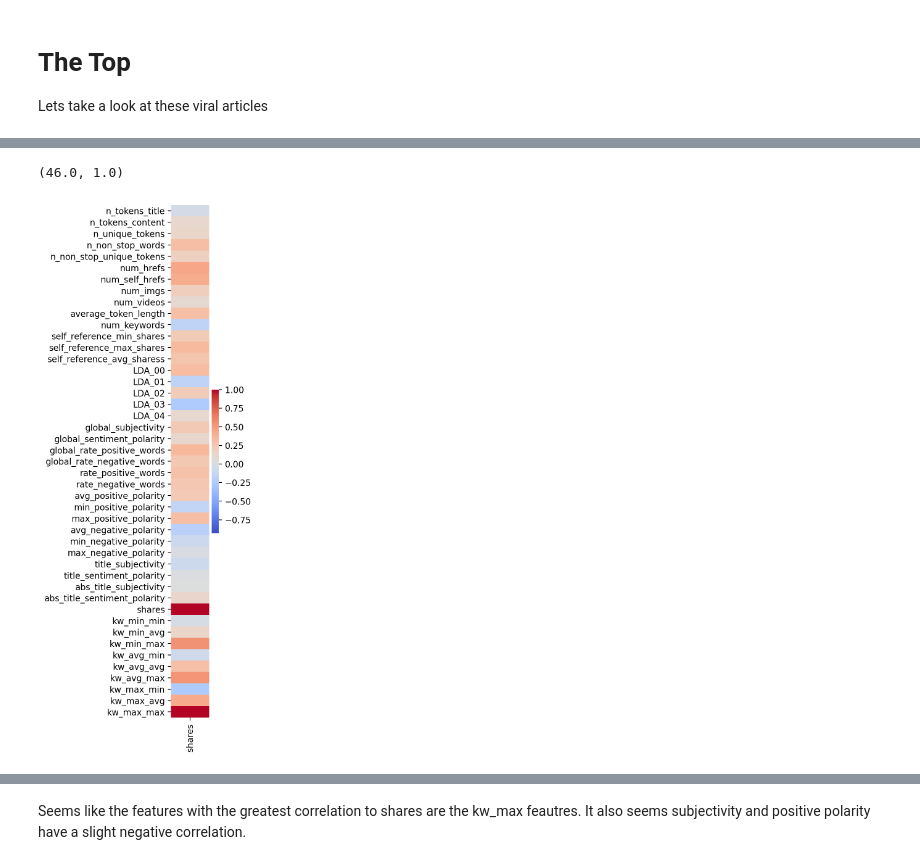
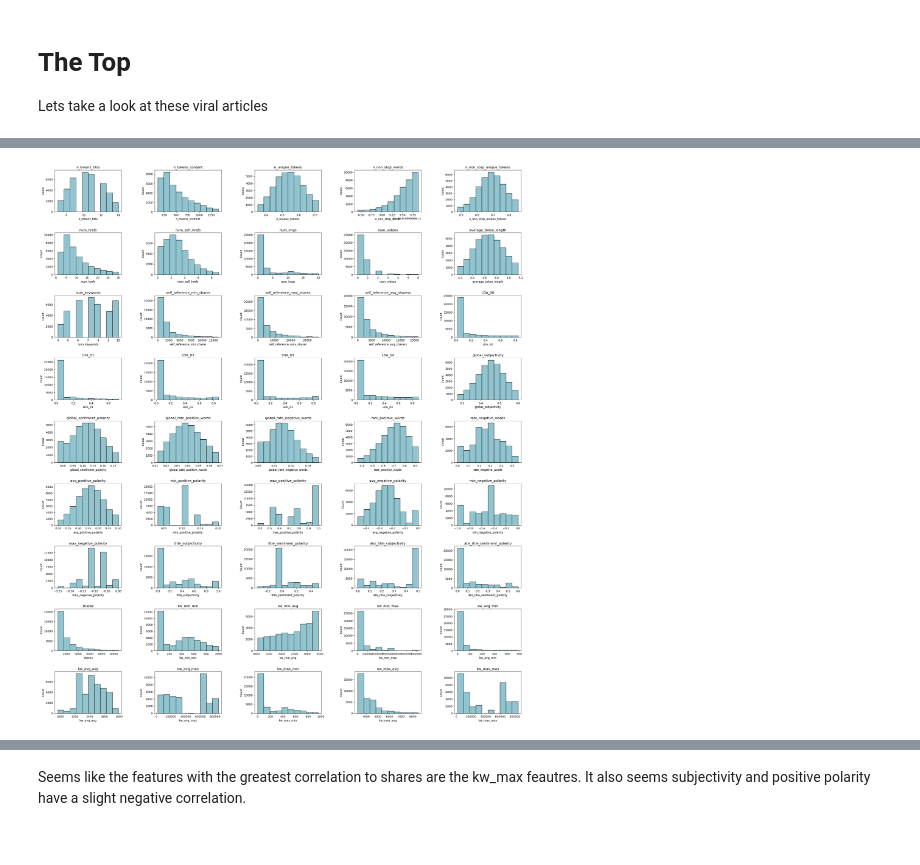
Before and after one commit to taracrutchfield/CapstoneTwo_ArticleShares, a Jupyter notebook: Data Exploration.ipynb, the cells around one changed output, grey strips where cells are left out. Drawn from its saved outputs; the diff is of its cells as text; code cells hidden in the pictures.

```diff
--- a/Data Exploration.ipynb
+++ b/Data Exploration.ipynb
@@ -310,8 +296,21 @@ plt.subplots_adjust(hspace=0.5,wspace=0.5);
-# %%
-plt.figure(figsize=(1,11),dpi=200)
-sns.heatmap(viral_articles.corr(),cmap='coolwarm')
-plt.xlim(36,37)
-plt.ylim(46,1)
-# %% [output]
-(46.0, 1.0)
-[figure, removed]
+# %%
+np.seterr(divide='ignore', invalid='ignore')
+
+plt.figure(figsize=(30,40),dpi=100)
+plt.subplots_adjust(hspace=0.5,wspace=0.5)
+
+n=1
+for col_name in viral_articles.columns:
+    if data[col_name].dtypes == int or data[col_name].dtypes == float:
+        plt.subplot(10,5,n)
+        range_lim = np.percentile(data[col_name],[5,95])
+        sns.histplot(data=data,
+                     x=col_name,
+                     color=c1,
+                     bins=10,
+                     legend=False,
+                     binrange=range_lim)
+        plt.title(col_name)
+        n+=1
+# %% [output]
+[figure, added]
```
Also changed, not shown: parts of 14 cells of this notebook, 7 other files.
